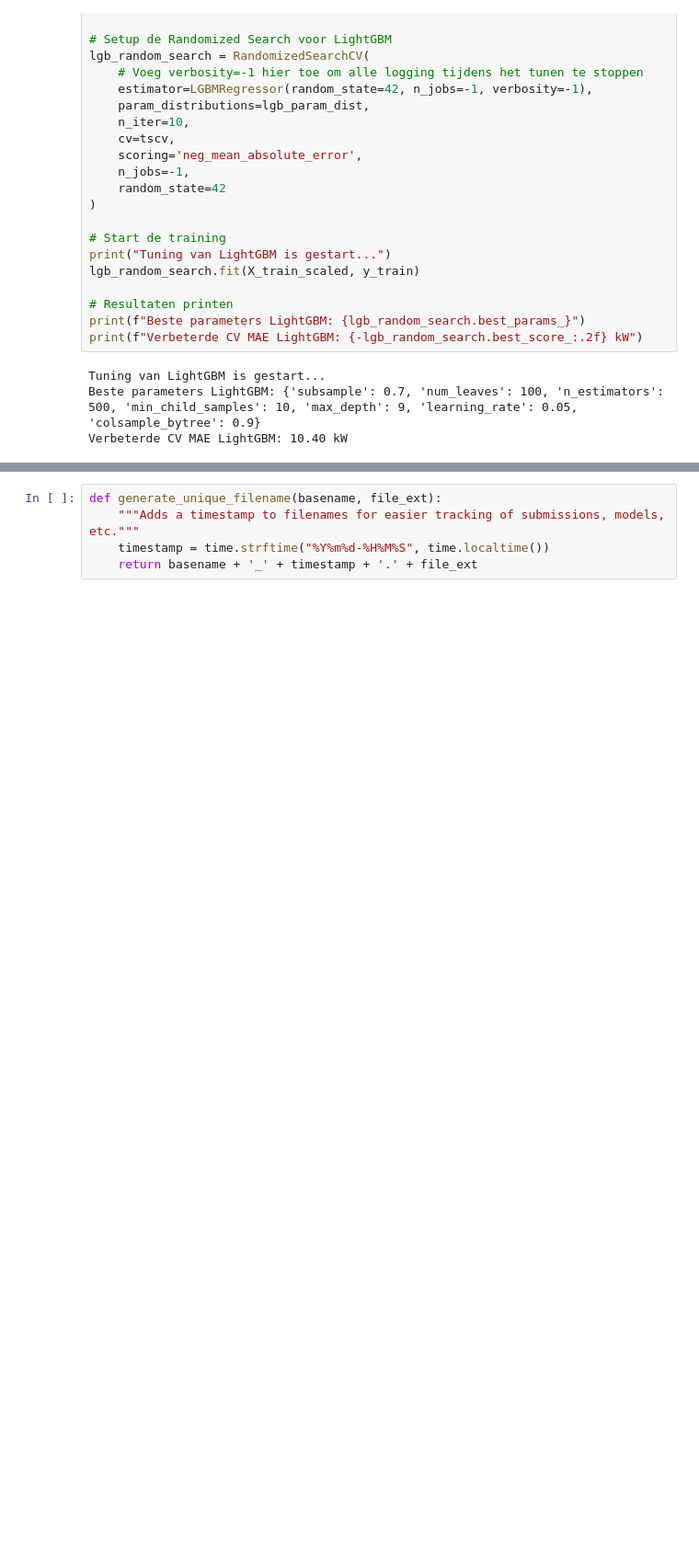
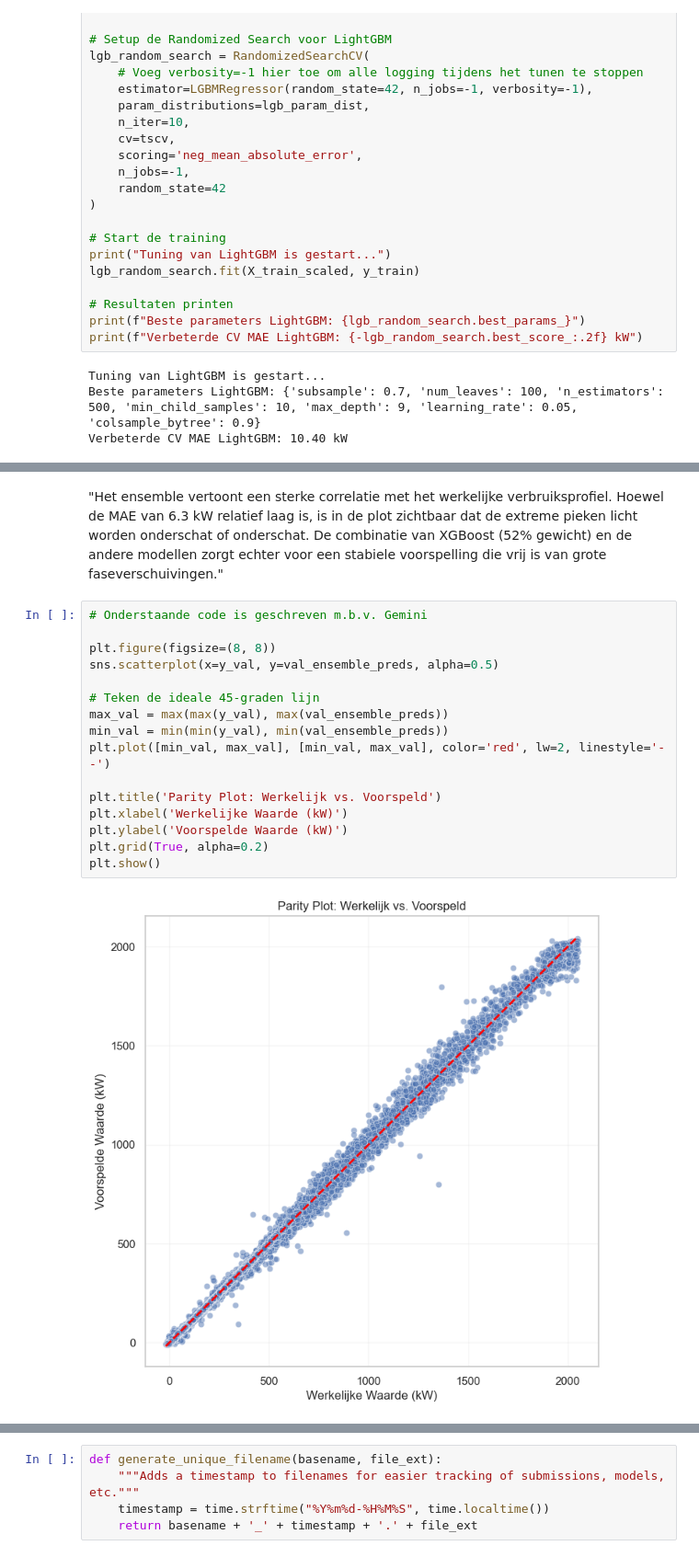
Before and after one commit to vsi7-m/ml-2025-vub-predicting-wind-turbine-power-output, a Jupyter notebook: LISA_WEI_0614940-final_report.ipynb, the cells around one changed output, grey strips where cells are left out. Shown at 92% size. Cells and saved outputs as stored; diff of their text form; blank space fills up the shorter version.

```diff
--- a/LISAWEI.ipynb
+++ b/LISA_WEI_0614940-final_report.ipynb
@@ -792,0 +1204,20 @@ Verbeterde CV MAE LightGBM: 10.40 kW
+# %% [markdown]
+"Het ensemble vertoont een sterke correlatie met het werkelijke verbruiksprofiel. Hoewel de MAE van 6.3 kW relatief laag is, is in de plot zichtbaar dat de extreme pieken licht worden onderschat of onderschat. De combinatie van XGBoost (52% gewicht) en de andere modellen zorgt echter voor een stabiele voorspelling die vrij is van grote faseverschuivingen."
+# %%
+# Onderstaande code is geschreven m.b.v. Gemini
+
+plt.figure(figsize=(8, 8))
+sns.scatterplot(x=y_val, y=val_ensemble_preds, alpha=0.5)
+
+# Teken de ideale 45-graden lijn
+max_val = max(max(y_val), max(val_ensemble_preds))
+min_val = min(min(y_val), min(val_ensemble_preds))
+plt.plot([min_val, max_val], [min_val, max_val], color='red', lw=2, linestyle='--')
+
+plt.title('Parity Plot: Werkelijk vs. Voorspeld')
+plt.xlabel('Werkelijke Waarde (kW)')
+plt.ylabel('Voorspelde Waarde (kW)')
+plt.grid(True, alpha=0.2)
+plt.show()
+# %% [output]
+[figure, added]
```
Also changed, not shown: parts of 113 cells of this notebook, 6 other files.
